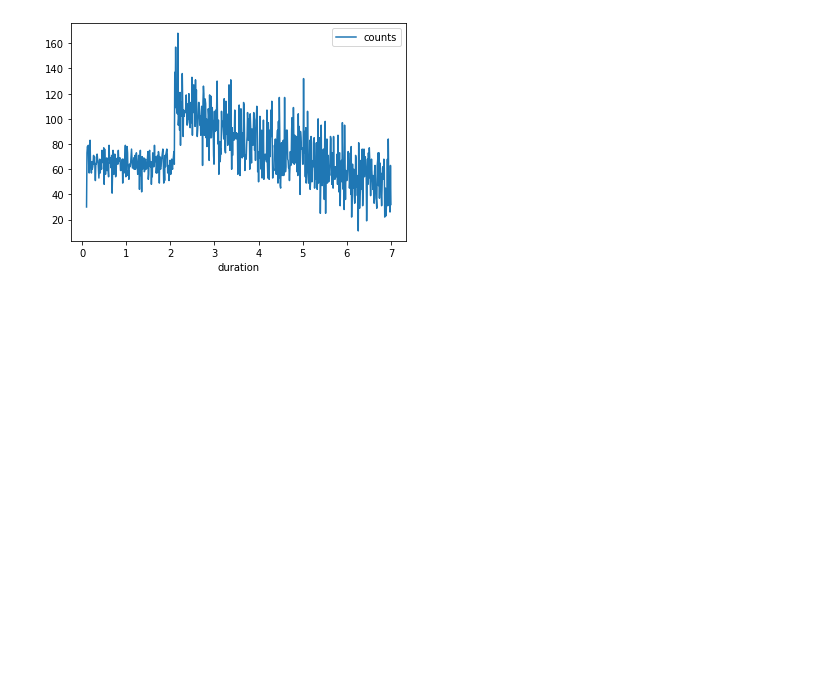
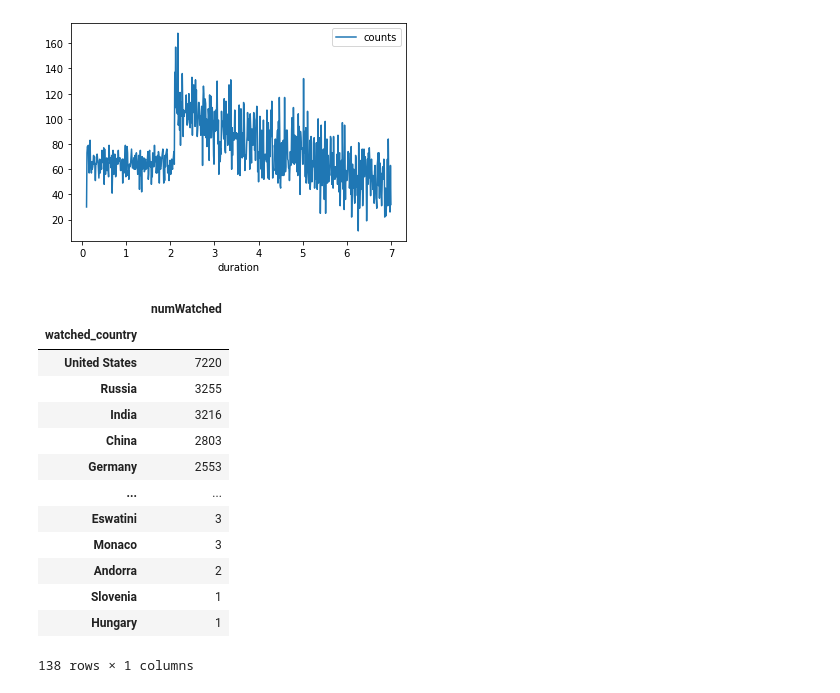
Before and after one commit to Myunghee13/DataAnalysis, a Jupyter notebook: src/4. explore watched video basic.ipynb, the cells around one changed output. Saved outputs shown, nothing was run; the diff lists cells and outputs as text; code cells hidden in the pictures; blank space fills up the shorter version.

Commit message:
explore watched  video spatially

```diff
--- a/src/4. explore watched video basic.ipynb
+++ b/src/4. explore watched video basic.ipynb
@@ -166,3 +166,21 @@ cnt_duration.plot(x='duration', y='counts')
 # %% [output]
 <AxesSubplot:xlabel='duration'>
 [figure]
+# %%
+cnt_country = getCount_col ('watched_country')
+cnt_country
+# %% [output]
+|  | numWatched |
+| watched_country |  |
+| United States | 7220 |
+| Russia | 3255 |
+| India | 3216 |
+| China | 2803 |
+| Germany | 2553 |
+| ... | ... |
+| Eswatini | 3 |
+| Monaco | 3 |
+| Andorra | 2 |
+| Slovenia | 1 |
+| Hungary | 1 |
+138 rows × 1 columns
```
Also changed, not shown: 4 other files.
